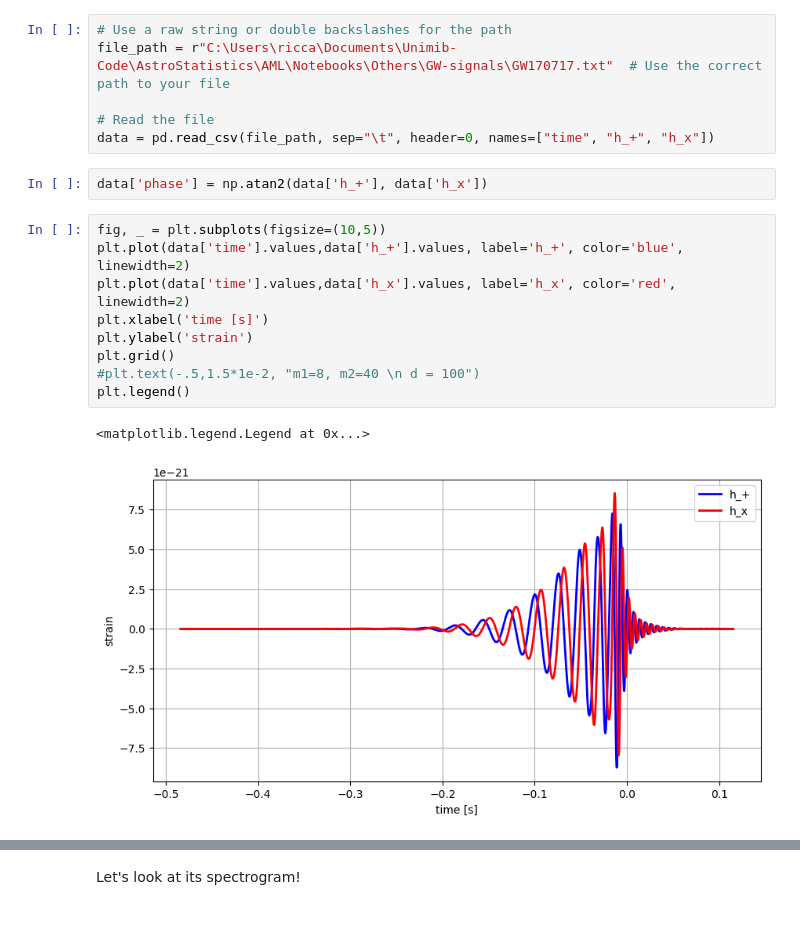
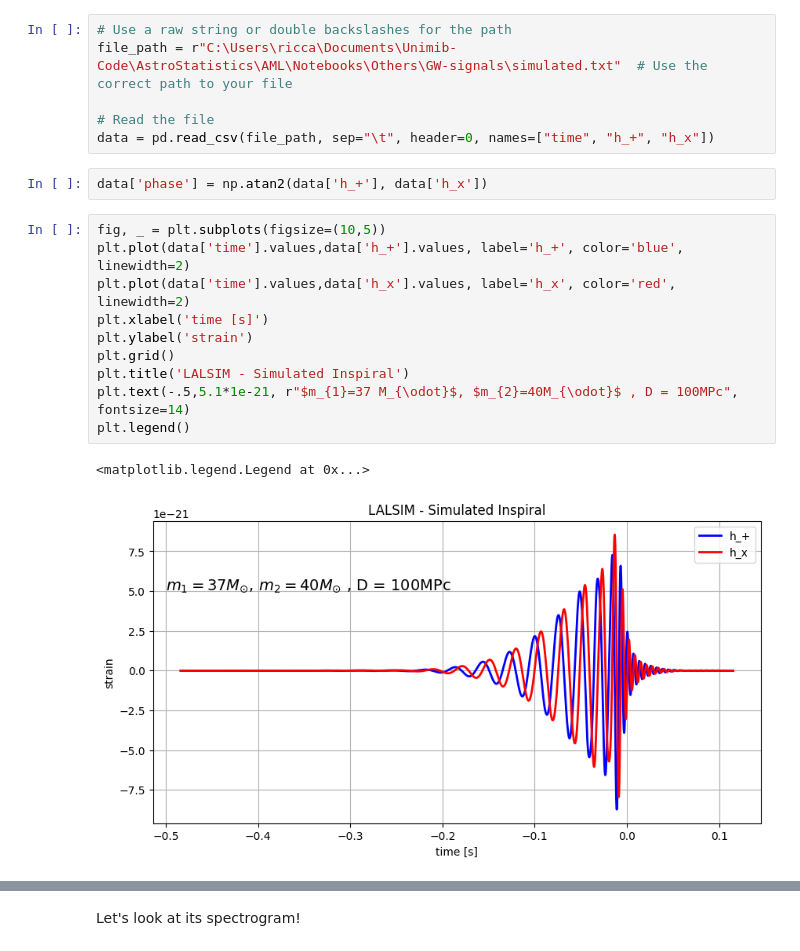
Before and after one commit to Richardforphys/AstroStatistics, a Jupyter notebook: AML/Notebooks/Others/GWs.ipynb, the cells around one changed output, grey strips where cells are left out. Saved outputs shown, nothing was run; the diff lists cells and outputs as text; blank space fills up the shorter version.

```diff
--- a/AML/Notebooks/Others/GWs.ipynb
+++ b/AML/Notebooks/Others/GWs.ipynb
@@ -161,7 +161,7 @@ Now with a chirp!
 import pandas as pd
 # %%
 # Use a raw string or double backslashes for the path
-file_path = r"C:\Users\ricca\Documents\Unimib-Code\AstroStatistics\AML\Notebooks\Others\GW-signals\GW170717.txt"  # Use the correct path to your file
+file_path = r"C:\Users\ricca\Documents\Unimib-Code\AstroStatistics\AML\Notebooks\Others\GW-signals\simulated.txt"  # Use the correct path to your file
 
 # Read the file
 data = pd.read_csv(file_path, sep="\t", header=0, names=["time", "h_+", "h_x"])
@@ -170,13 +170,14 @@ data['phase'] = np.atan2(data['h_+'], data['h_x'])
 # %%
 fig, _ = plt.subplots(figsize=(10,5))
 plt.plot(data['time'].values,data['h_+'].values, label='h_+', color='blue', linewidth=2)
 plt.plot(data['time'].values,data['h_x'].values, label='h_x', color='red', linewidth=2)
 plt.xlabel('time [s]')
 plt.ylabel('strain')
 plt.grid()
-#plt.text(-.5,1.5*1e-2, "m1=8, m2=40 \n d = 100")
+plt.title('LALSIM - Simulated Inspiral')
+plt.text(-.5,5.1*1e-21, r"$m_{1}=37 M_{\odot}$, $m_{2}=40M_{\odot}$ , D = 100MPc", fontsize=14)
 plt.legend()
 # %% [output]
 <matplotlib.legend.Legend at 0x...>
-[figure, old version]
+[figure, new version]
 # %%
```
Also changed, not shown: parts of 6 cells of this notebook, 1 other file.
